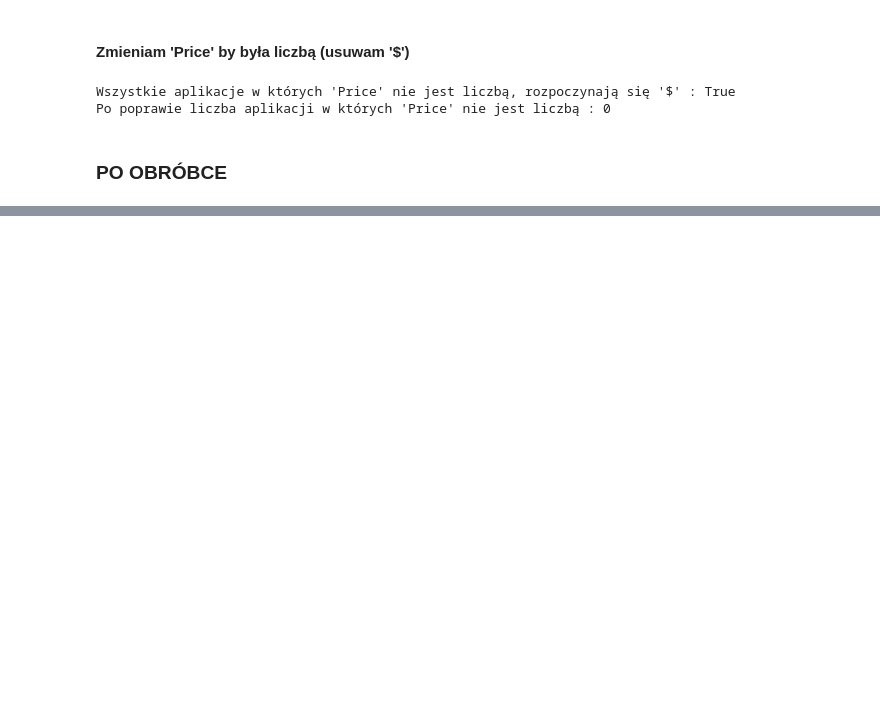
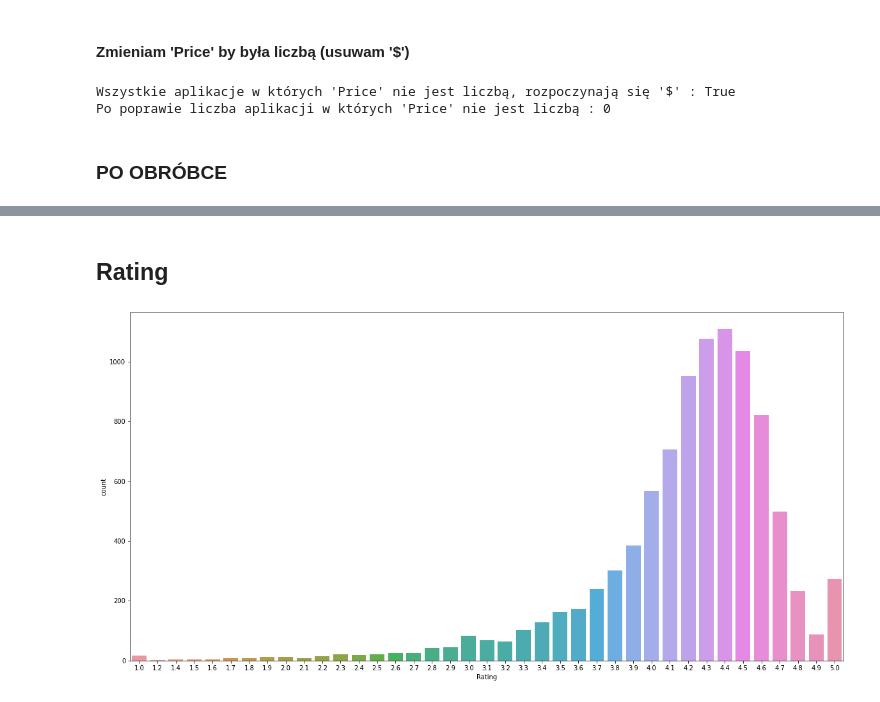
Before and after one commit to KSob01/Projekt-PSI, a Jupyter notebook: GOOGLE STORE.ipynb, the cells around one changed output, grey strips where cells are left out. Drawn from its saved outputs; the diff is of its cells as text; code cells hidden in the pictures; blank space fills up the shorter version.

```diff
--- a/GOOGLE STORE.ipynb
+++ b/GOOGLE STORE.ipynb
@@ -157,0 +139,8 @@ memory usage: 916.4+ KB
+# %% [markdown]
+## Rating
+# %%
+plt.figure(figsize=(20,10))
+sns.countplot(data['Rating'])
+plt.show()
+# %% [output]
+[figure, added]
```
Also changed, not shown: parts of 15 cells of this notebook.
